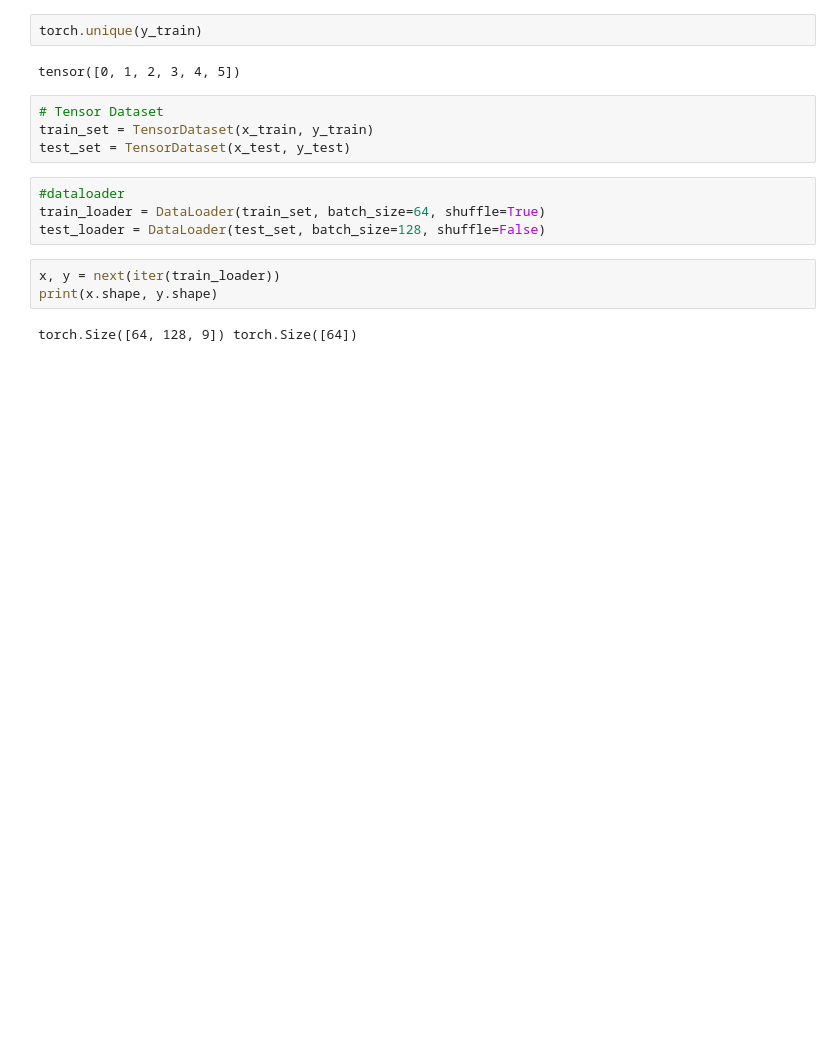
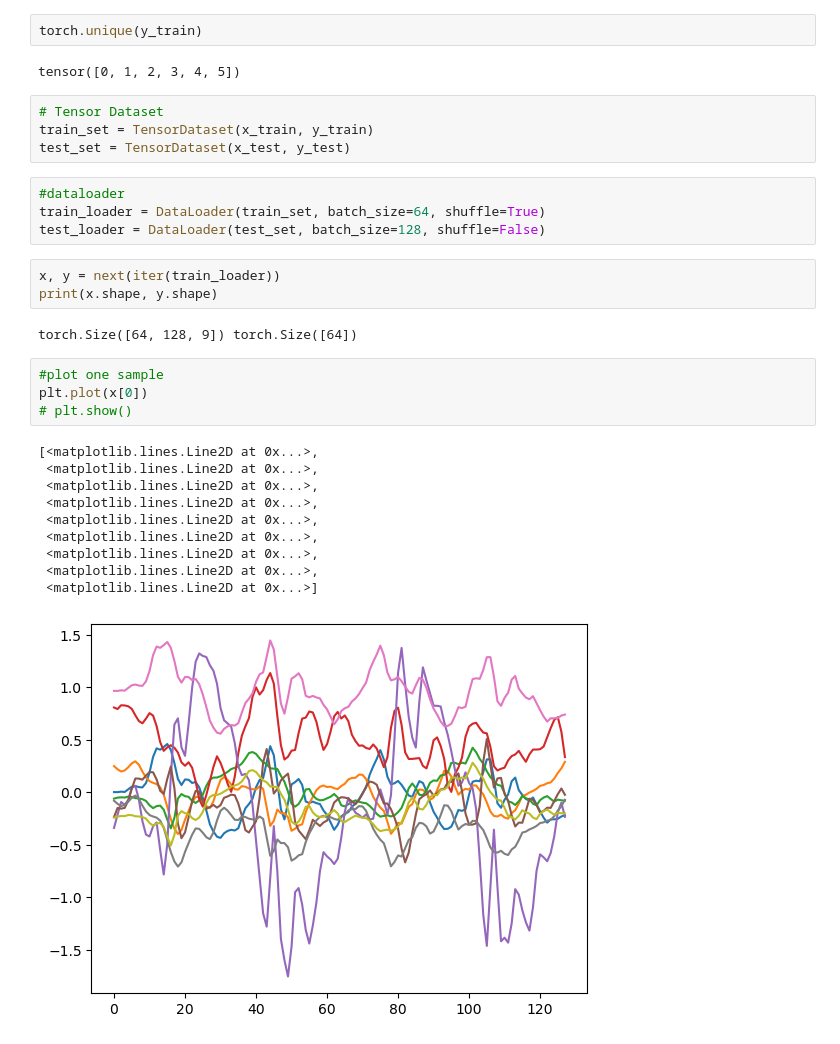
Before and after one commit to fayzi-dev/RNN-Based_Human_Activity_Recognition_using-_Time_Series_Sensor_Data, a Jupyter notebook: RNN_HAR_TimeSereis.ipynb, the cells around one changed output. Drawn from its saved outputs; the diff is of its cells as text; blank space fills up the shorter version.

Commit message:
Plot one sample human activity

```diff
--- a/RNN_HAR_TimeSereis.ipynb
+++ b/RNN_HAR_TimeSereis.ipynb
@@ -61,3 +61,18 @@ x, y = next(iter(train_loader))
 print(x.shape, y.shape)
 # %% [output]
 torch.Size([64, 128, 9]) torch.Size([64])
+# %%
+#plot one sample
+plt.plot(x[0])
+# plt.show()
+# %% [output]
+[<matplotlib.lines.Line2D at 0x...>,
+ <matplotlib.lines.Line2D at 0x...>,
+ <matplotlib.lines.Line2D at 0x...>,
+ <matplotlib.lines.Line2D at 0x...>,
+ <matplotlib.lines.Line2D at 0x...>,
+ <matplotlib.lines.Line2D at 0x...>,
+ <matplotlib.lines.Line2D at 0x...>,
+ <matplotlib.lines.Line2D at 0x...>,
+ <matplotlib.lines.Line2D at 0x...>]
+[figure, added]
```
